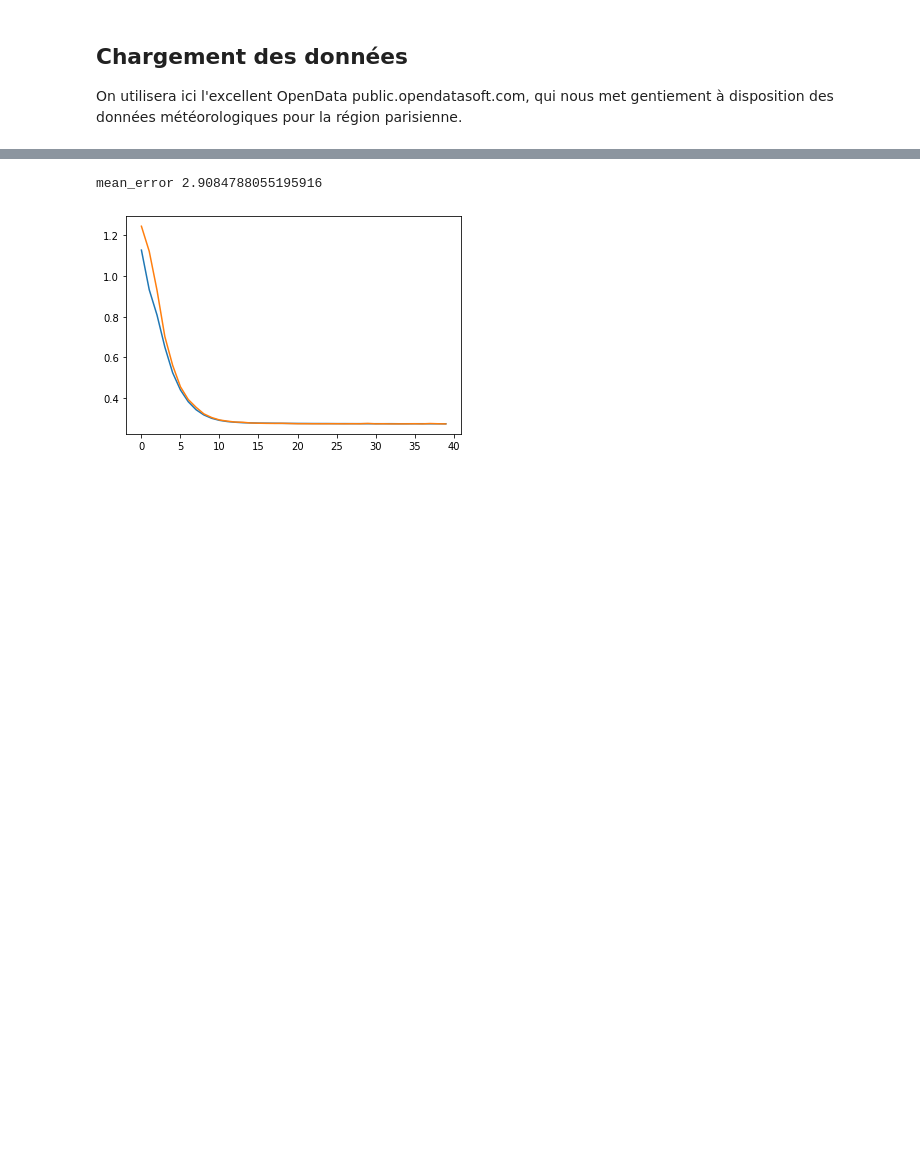
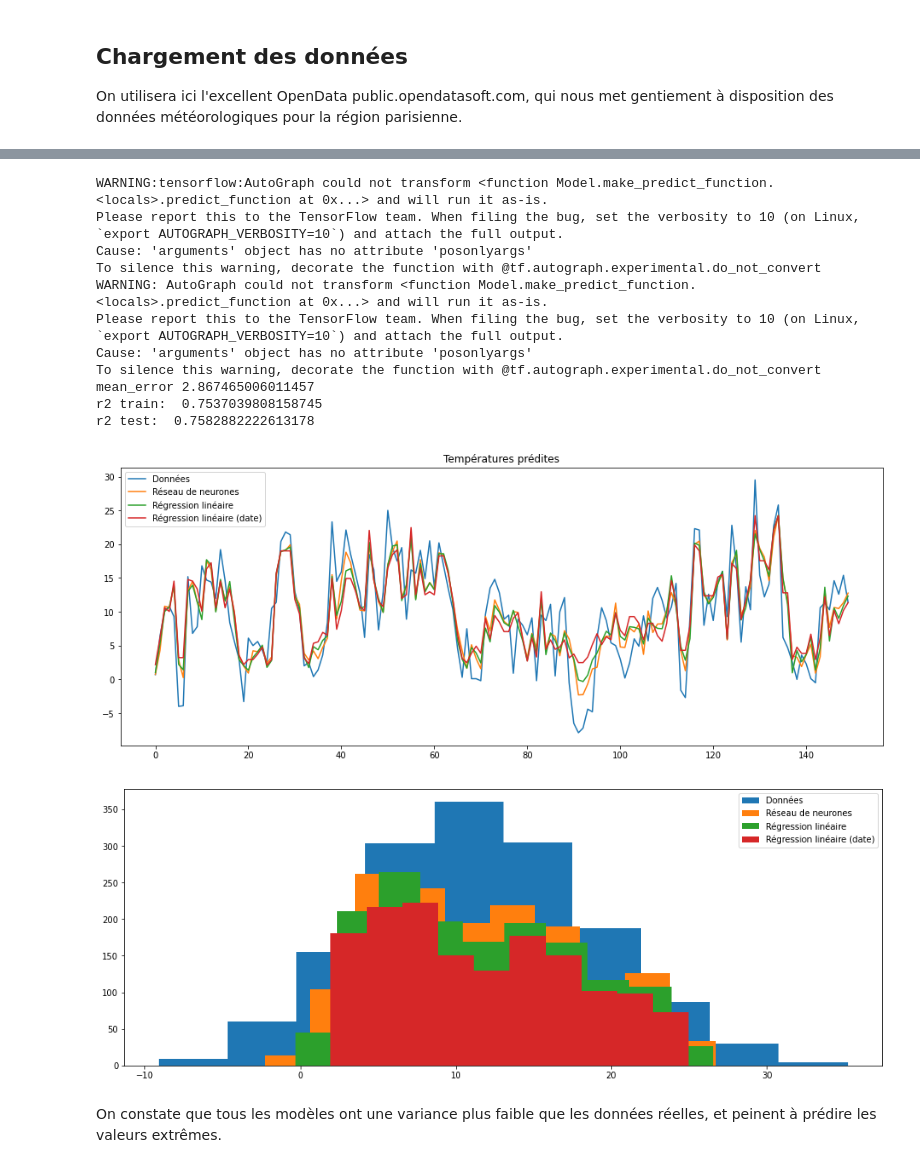
Before and after one commit to mx791/weatherForecast, a Jupyter notebook: Forecaster.ipynb, the cells around one changed output, grey strips where cells are left out. Cells and saved outputs as stored; diff of their text form; code cells hidden in the pictures; blank space fills up the shorter version.

```diff
--- a/Forecaster.ipynb
+++ b/Forecaster.ipynb
@@ -33,6 +81,9 @@ use_prev = True
 
 def norm_temp(tmp):
     return (tmp - 12) / 7
+
+def de_norm(tmp):
+    return tmp * 7 + 12
 
 for i in range(3, len(data)):
 
@@ -136,9 +197,46 @@ Epoch 40/40
 # %%
-plt.plot(hist.history['loss'])
-plt.plot(hist.history['val_loss'])
-
 mse = np.mean(np.abs((y+12)*7 - (model.predict(x)+12)*7))
 print("mean_error", mse)
+
+from sklearn.metrics import r2_score
+
+print("r2 train: ", r2_score(y_train, model.predict(x_train)))
+print("r2 test: ", r2_score(y_test, model.predict(x_test)))
 # %% [output]
-mean_error 2.9084788055195916
+WARNING:tensorflow:AutoGraph could not transform <function Model.make_predict_function.<locals>.predict_function at 0x...> and will run it as-is.
+Please report this to the TensorFlow team. When filing the bug, set the verbosity to 10 (on Linux, `export AUTOGRAPH_VERBOSITY=10`) and attach the full output.
+Cause: 'arguments' object has no attribute 'posonlyargs'
+To silence this warning, decorate the function with @tf.autograph.experimental.do_not_convert
+WARNING: AutoGraph could not transform <function Model.make_predict_function.<locals>.predict_function at 0x...> and will run it as-is.
+Please report this to the TensorFlow team. When filing the bug, set the verbosity to 10 (on Linux, `export AUTOGRAPH_VERBOSITY=10`) and attach the full output.
+Cause: 'arguments' object has no attribute 'posonlyargs'
+To silence this warning, decorate the function with @tf.autograph.experimental.do_not_convert
+mean_error 2.867465006011457
+r2 train:  0.7537039808158745
+r2 test:  0.7582882222613178
-[figure, removed]
+# %%
+plt.figure(figsize=(16,6))
+plt.title("Températures prédites")
+
+number = 150
+plt.plot(de_norm(y_train[0:number]), label="Données")
+plt.plot(de_norm(model.predict(x_train[0:number])), label="Réseau de neurones")
+plt.plot(de_norm(modl.predict(x_train[0:number])), label="Régression linéaire")
+plt.plot(modl1.predict(x1[0:number]), label="Régression linéaire (date)")
+plt.legend()
+plt.show()
+
+
+number = 1500
+plt.figure(figsize=(16,6))
+plt.hist(de_norm(y_train[0:number]), label="Données")
+plt.hist(de_norm(model.predict(x_train[0:number])), label="Réseau de neurones")
+plt.hist(de_norm(modl.predict(x_train[0:number])), label="Régression linéaire")
+plt.hist(modl1.predict(x1[0:number]), label="Régression linéaire (date)")
+plt.legend()
+plt.show()
+# %% [output]
+[figure, added]
+[figure, added]
+# %% [markdown]
+On constate que tous les modèles ont une variance plus faible que les données réelles, et peinent à prédire les valeurs extrêmes.
```
Also changed, not shown: parts of 11 cells of this notebook, 1 other file.
